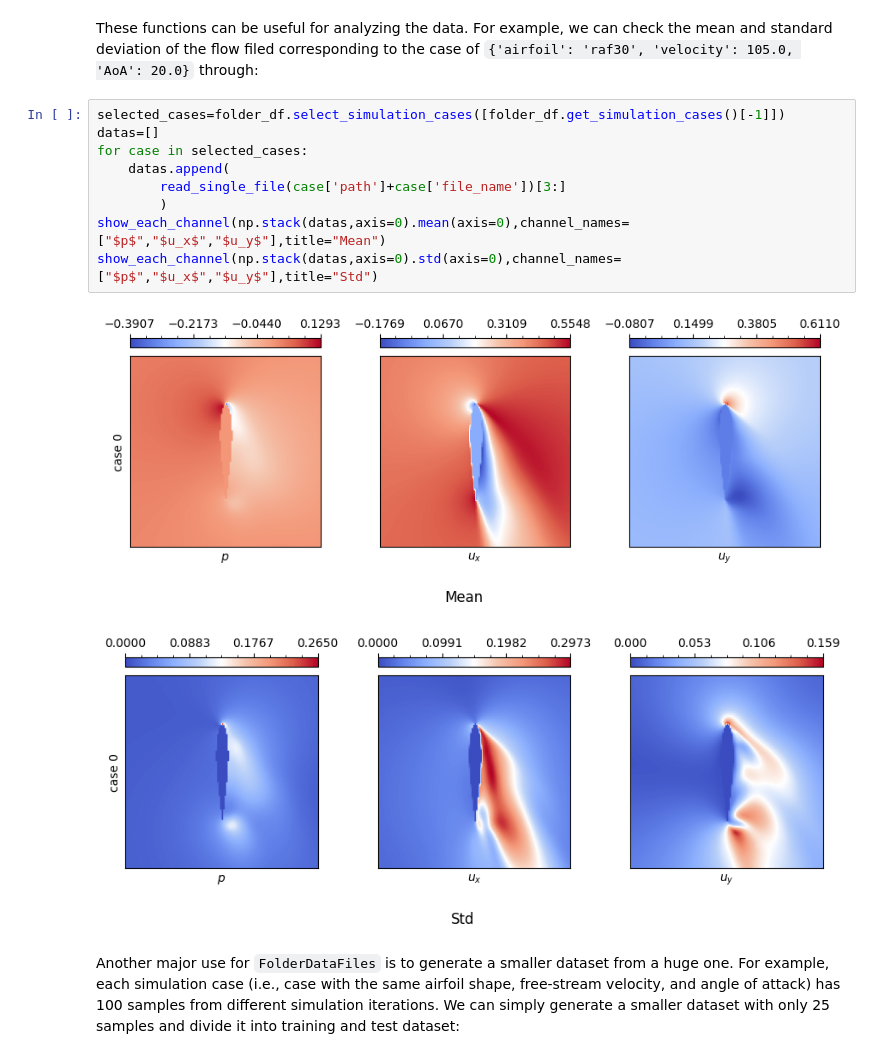
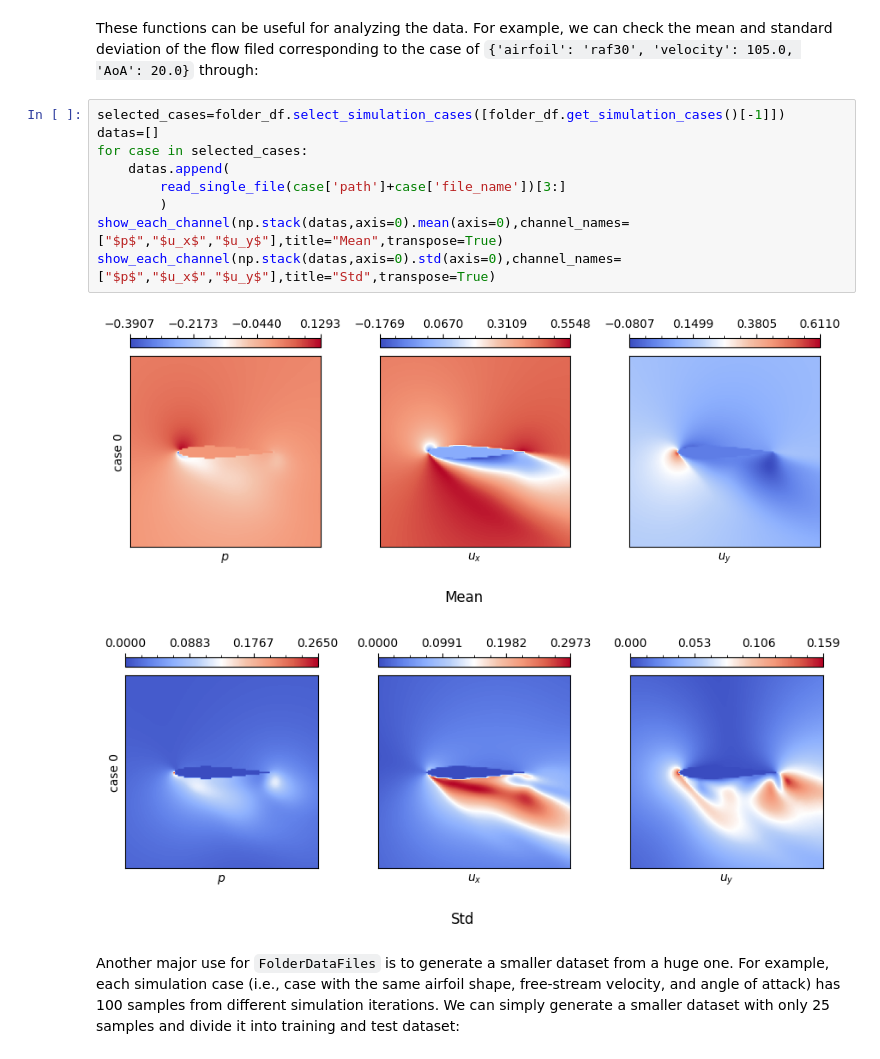
Before and after one commit to tum-pbs/Diffusion-based-Flow-Prediction, a Jupyter notebook: process_dataset.ipynb, the cells around one changed output. Drawn from its saved outputs; the diff is of its cells as text.

```diff
--- a/process_dataset.ipynb
+++ b/process_dataset.ipynb
@@ -103,15 +103,15 @@ These functions can be useful for analyzing the data. For example, we can check
 # %%
 selected_cases=folder_df.select_simulation_cases([folder_df.get_simulation_cases()[-1]])
 datas=[]
 for case in selected_cases:
     datas.append(
         read_single_file(case['path']+case['file_name'])[3:]
         )
-show_each_channel(np.stack(datas,axis=0).mean(axis=0),channel_names=["$p$","$u_x$","$u_y$"],title="Mean")
-show_each_channel(np.stack(datas,axis=0).std(axis=0),channel_names=["$p$","$u_x$","$u_y$"],title="Std")
+show_each_channel(np.stack(datas,axis=0).mean(axis=0),channel_names=["$p$","$u_x$","$u_y$"],title="Mean",transpose=True)
+show_each_channel(np.stack(datas,axis=0).std(axis=0),channel_names=["$p$","$u_x$","$u_y$"],title="Std",transpose=True)
 # %% [output]
-[figure, old version]
+[figure, new version]
-[figure, old version]
+[figure, new version]
 # %% [markdown]
 Another major use for `FolderDataFiles` is to generate a smaller dataset from a huge one. For example, each simulation case (i.e., case with the same airfoil shape, free-stream velocity, and angle of attack) has 100 samples from different simulation iterations. We can simply generate a smaller dataset with only 25 samples and divide it into training and test dataset:
 # %%
```
Also changed, not shown: parts of 1 cell of this notebook, 2 other files.
